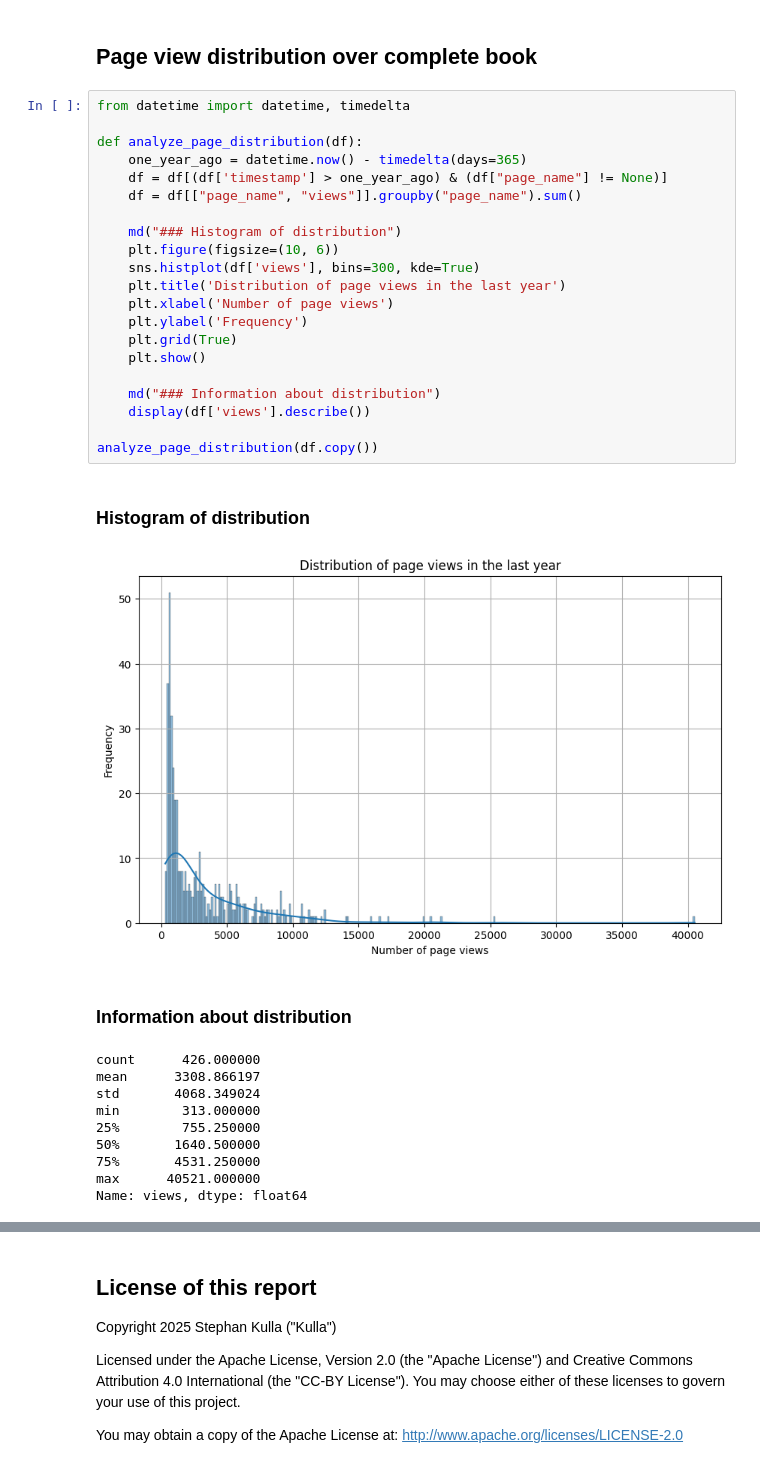
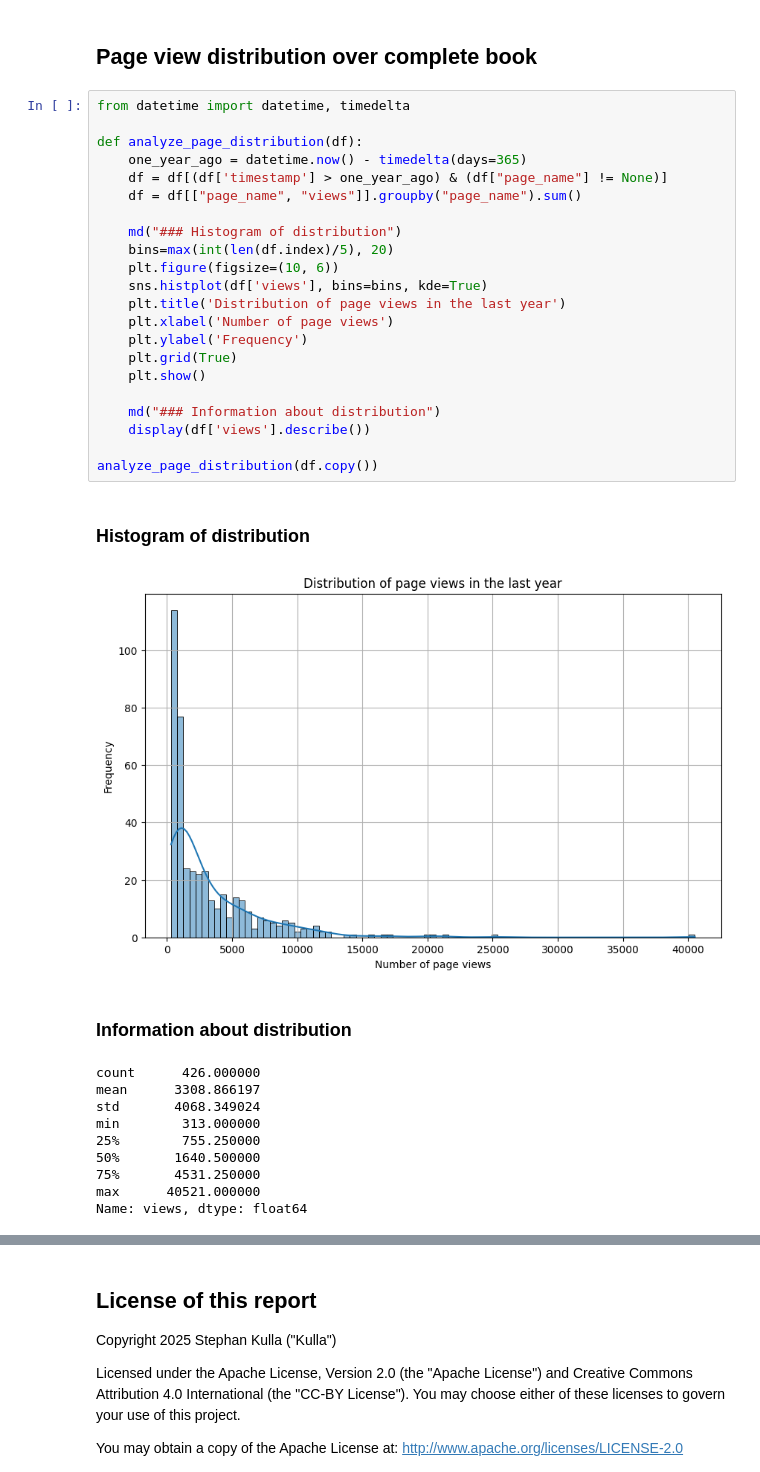
Before and after one commit to kulla/analytics-mfnf, a Jupyter notebook: notebooks/statistics/page-view-distribution.ipynb, the cells around one changed output, grey strips where cells are left out. Saved outputs shown, nothing was run; the diff lists cells and outputs as text.

```diff
--- a/notebooks/statistics/page-view-distribution.ipynb
+++ b/notebooks/statistics/page-view-distribution.ipynb
@@ -35,27 +36,28 @@ df = MFNF().aggregate_pageviews()
 # %%
 from datetime import datetime, timedelta
 
 def analyze_page_distribution(df):
     one_year_ago = datetime.now() - timedelta(days=365)
     df = df[(df['timestamp'] > one_year_ago) & (df["page_name"] != None)]
     df = df[["page_name", "views"]].groupby("page_name").sum()
 
     md("### Histogram of distribution")
+    bins=max(int(len(df.index)/5), 20)
     plt.figure(figsize=(10, 6))
-    sns.histplot(df['views'], bins=300, kde=True)
+    sns.histplot(df['views'], bins=bins, kde=True)
     plt.title('Distribution of page views in the last year')
     plt.xlabel('Number of page views')
     plt.ylabel('Frequency')
     plt.grid(True)
     plt.show()
 
     md("### Information about distribution")
     display(df['views'].describe())
 
 analyze_page_distribution(df.copy())
 # %% [output]
 ### Histogram of distribution
-[figure, old version]
+[figure, new version]
 ### Information about distribution
 count      426.000000
 mean      3308.866197
```
Also changed, not shown: parts of 3 cells of this notebook.
